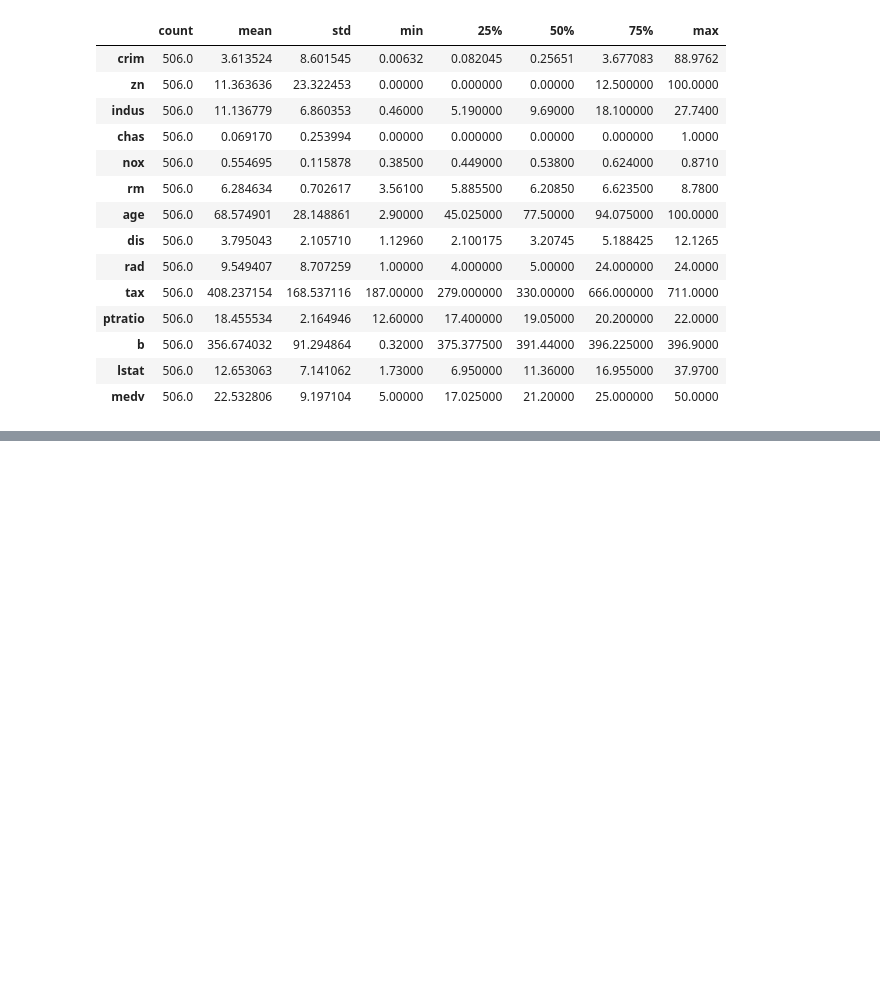
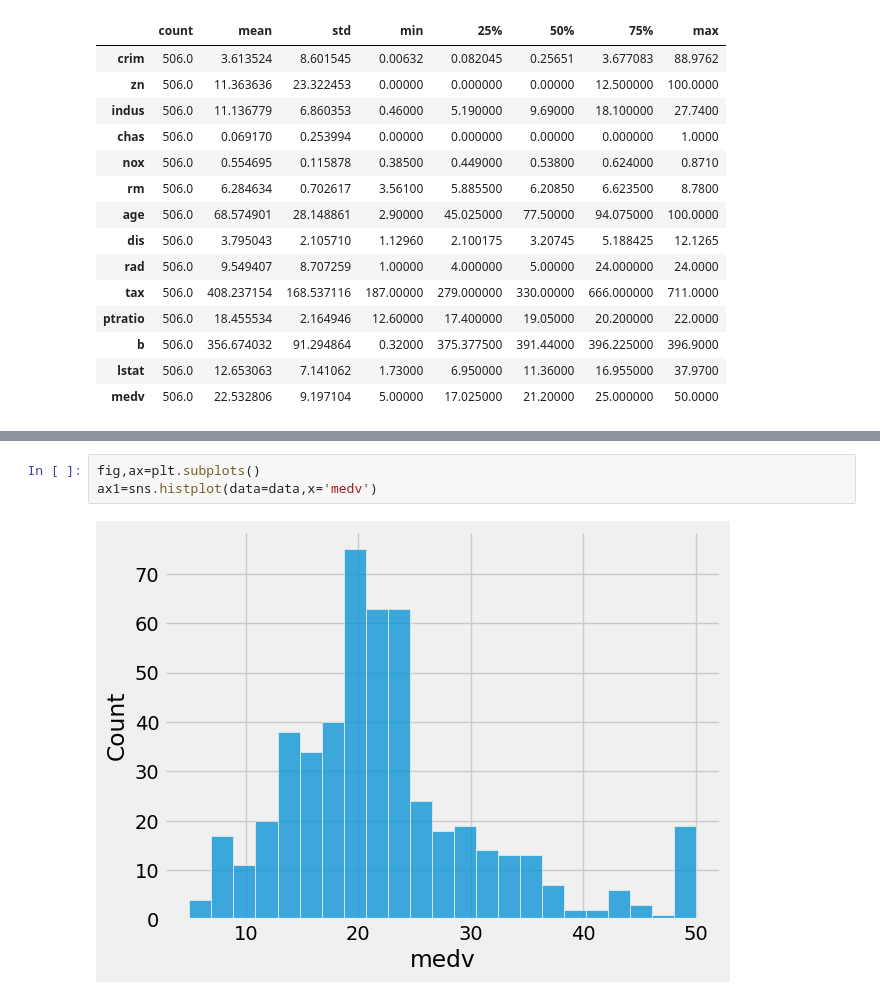
Before and after one commit to gmehra123/data_science, a Jupyter notebook: Basic_Python.ipynb, the cells around one changed output, grey strips where cells are left out. Saved outputs shown, nothing was run; the diff lists cells and outputs as text; blank space fills up the shorter version.

```diff
--- a/Basic_Python.ipynb
+++ b/Basic_Python.ipynb
@@ -232,0 +261,5 @@ plt.show()
+# %%
+fig,ax=plt.subplots()
+ax1=sns.histplot(data=data,x='medv')
+# %% [output]
+[figure, added]
```
Also changed, not shown: parts of 30 cells of this notebook.
